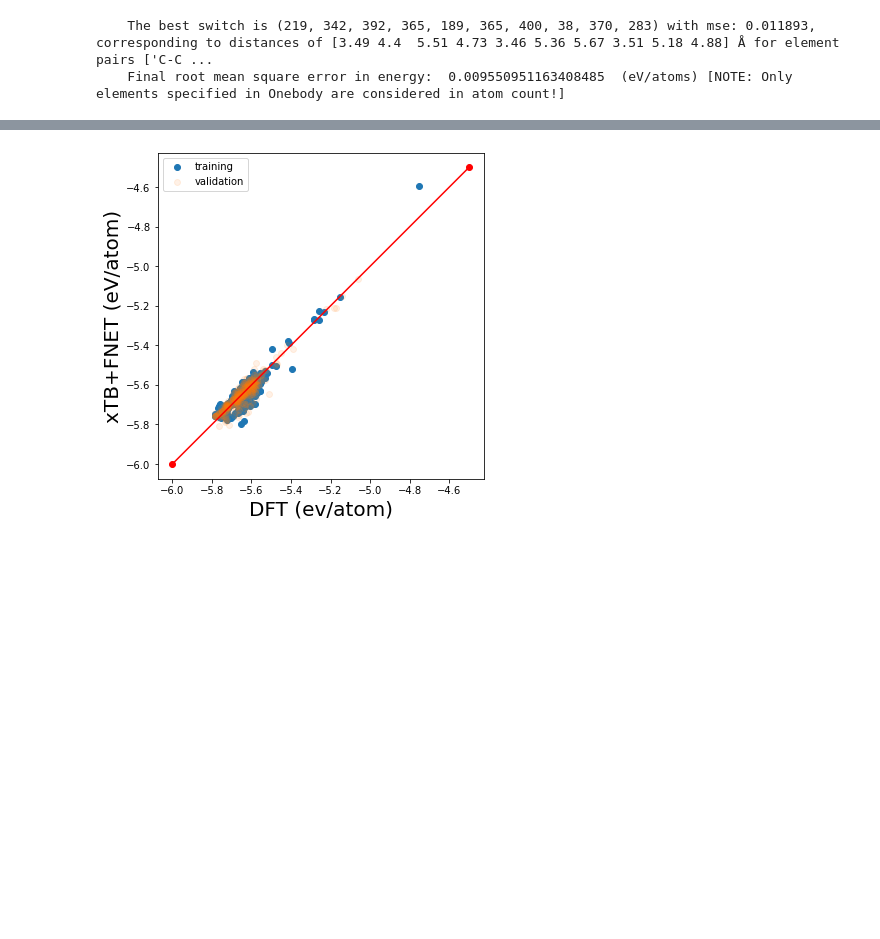
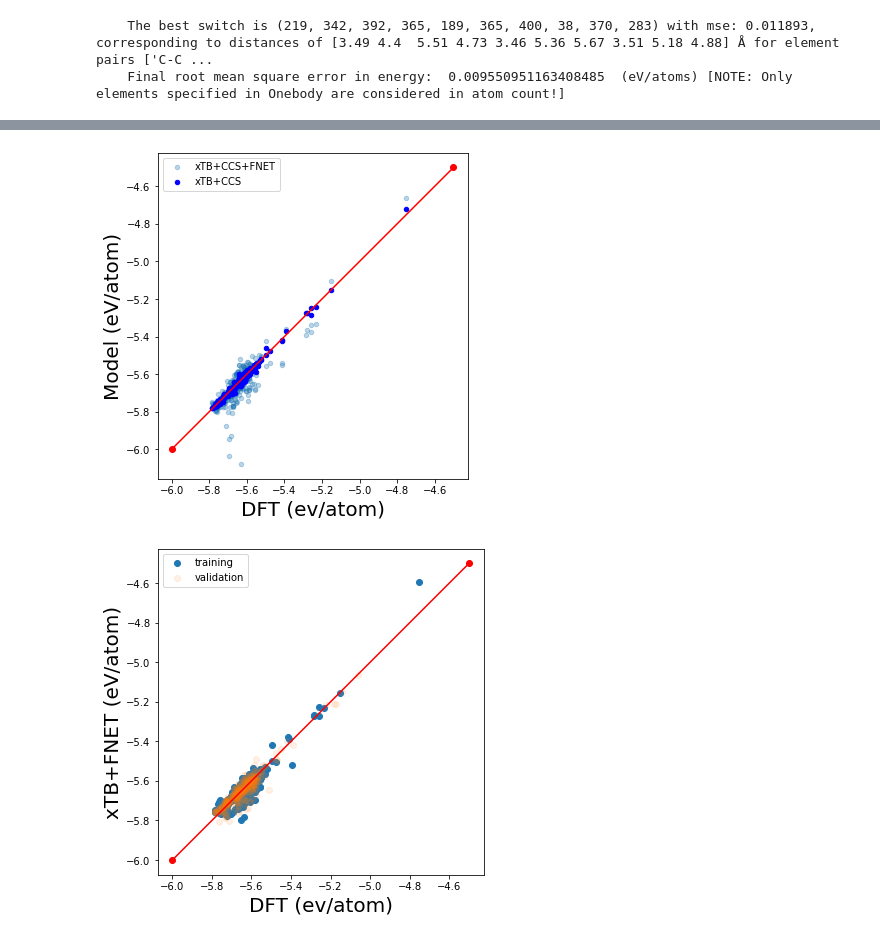
Before and after one commit to peterbmob/WP2pres, a Jupyter notebook: xTBCCSFNET.ipynb, the cells around one changed output, grey strips where cells are left out. Cells and saved outputs as stored; diff of their text form; code cells hidden in the pictures; blank space fills up the shorter version.

```diff
--- a/xTBCCSFNET.ipynb
+++ b/xTBCCSFNET.ipynb
@@ -1037,18 +1041,27 @@ plt.gca().set_aspect('equal')
 # %%
 Databases = ['DFT_DB_train.db', 'DFTB_DB_train.db', 'DFTB_DB_train_CCS.db','DFTB_DB_train_FNET.db']
 
 train=pd.DataFrame()
 for database in Databases:
   db=connect(database)
   Energy=[]
   for row in db.select():
       Energy.append(row.energy/len(row.toatoms()))
   train[database]=Energy
 
 
-train.plot.scatter(x=Databases[0],y=Databases[1], c='b')
-train.plot.scatter(x=Databases[0],y=Databases[2], ax=ax)
-train.plot.scatter(x=Databases[0],y=Databases[3], ax=ax)
+fig1, ax = plt.subplots(figsize=(8, 6))
+
+#train.plot.scatter(x=Databases[0],y=Databases[1], c='b')
+train.plot.scatter(x=Databases[0],y=Databases[3], ax=ax, alpha=0.3, label='xTB+CCS+FNET')
+train.plot.scatter(x=Databases[0],y=Databases[2], ax=ax, c='b', label='xTB+CCS')
+plt.plot([-6,-4.5], [-6,-4.5], 'ro-')
+plt.xlabel('DFT (ev/atom)', fontsize=20)
+plt.ylabel('Model (eV/atom)', fontsize=20)
+ax.legend()
+plt.gca().set_aspect('equal')
+# %% [output]
+[figure, added]
 # %%
 #@title Validate xTB+FNET calculator
 from ase.build import molecule
```
Also changed, not shown: parts of 8 cells of this notebook.
